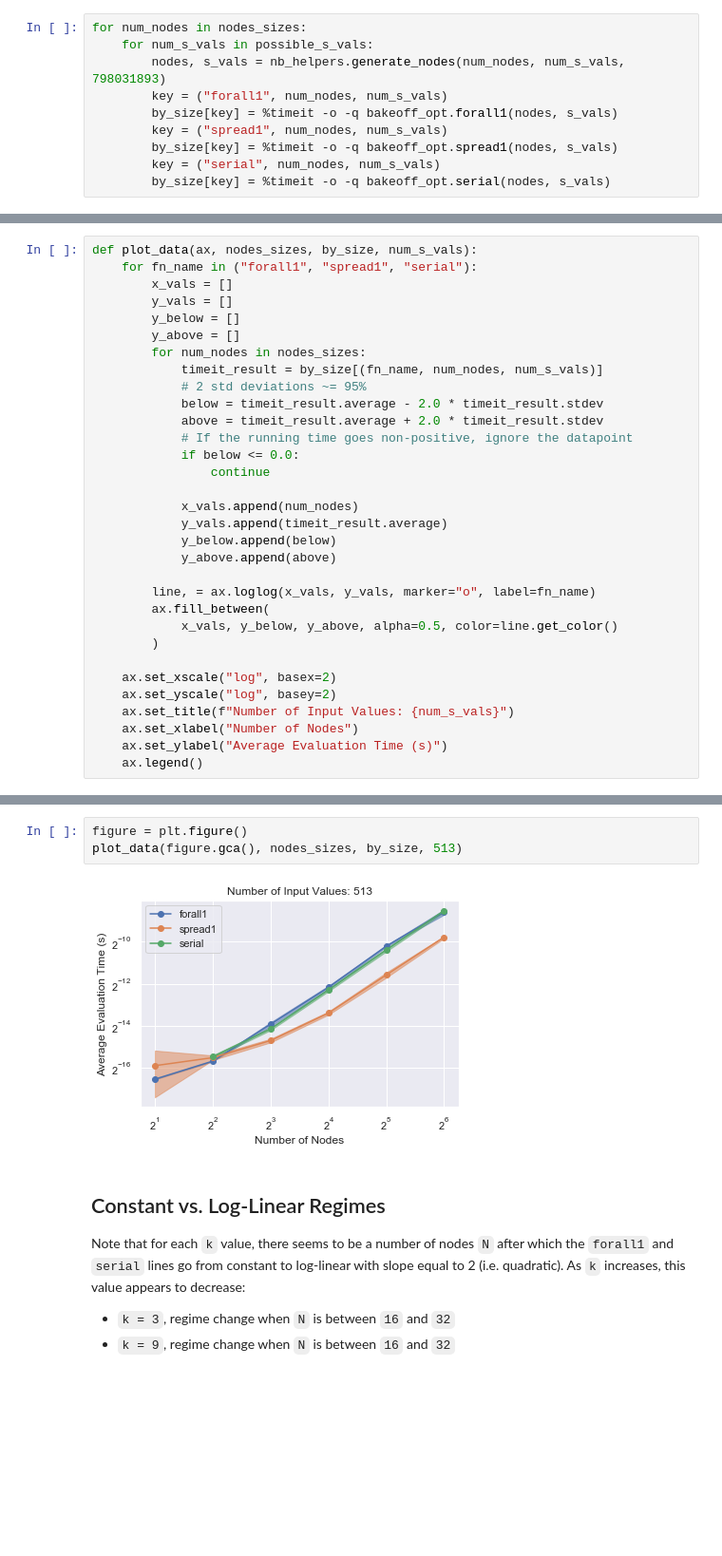
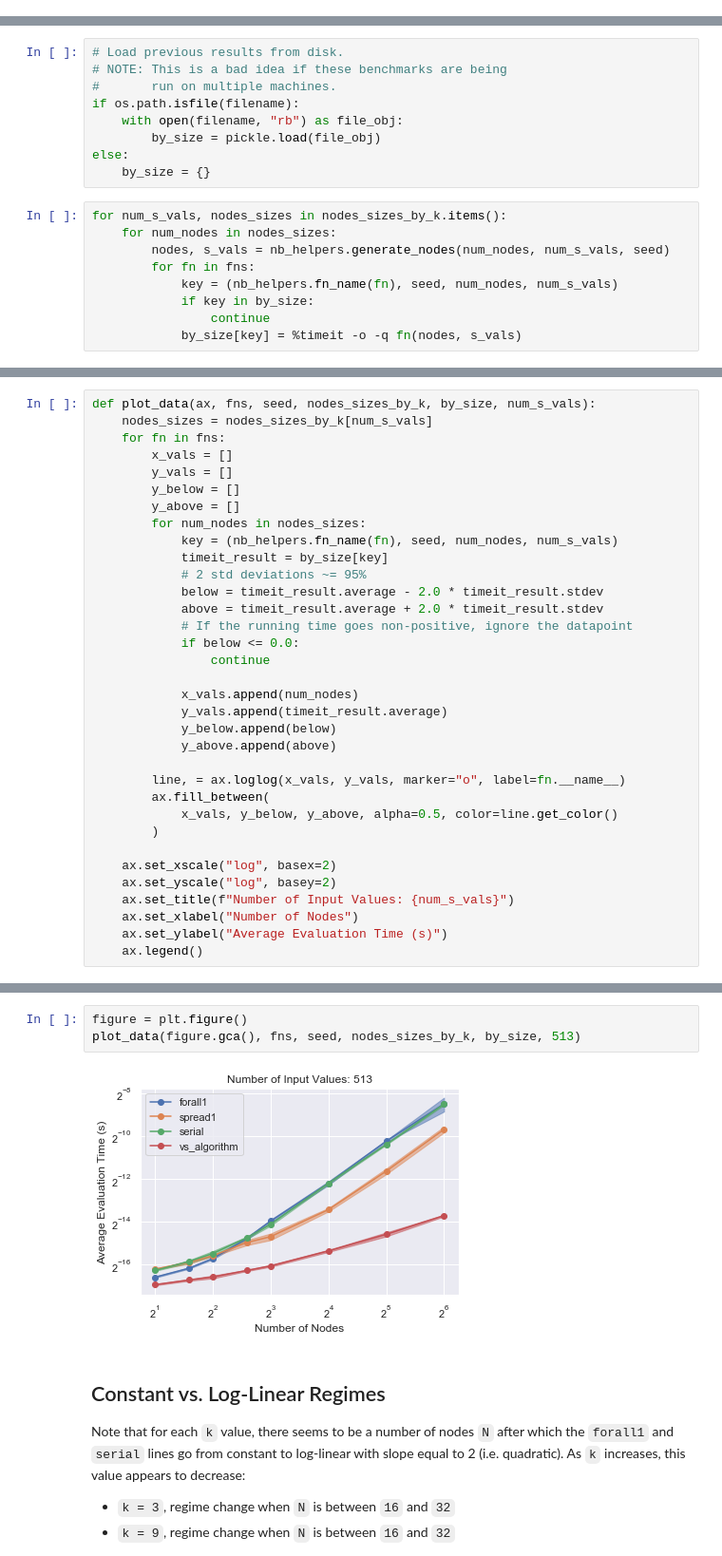
Before and after one commit to dhermes/de-casteljau-bakeoff, a Jupyter notebook: across-node-sizes.ipynb, the cells around one changed output, grey strips where cells are left out. Shown at 95% size. Drawn from its saved outputs; the diff is of its cells as text; blank space fills up the shorter version.

```diff
--- a/across-node-sizes.ipynb
+++ b/across-node-sizes.ipynb
@@ -14,10 +12,0 @@ possible_s_vals = (3, 9, 33, 129, 513)
-# %%
-for num_nodes in nodes_sizes:
-    for num_s_vals in possible_s_vals:
-        nodes, s_vals = nb_helpers.generate_nodes(num_nodes, num_s_vals, 798031893)
-        key = ("forall1", num_nodes, num_s_vals)
-        by_size[key] = %timeit -o -q bakeoff_opt.forall1(nodes, s_vals)
-        key = ("spread1", num_nodes, num_s_vals)
-        by_size[key] = %timeit -o -q bakeoff_opt.spread1(nodes, s_vals)
-        key = ("serial", num_nodes, num_s_vals)
-        by_size[key] = %timeit -o -q bakeoff_opt.serial(nodes, s_vals)
@@ -23,0 +29,18 @@ for num_nodes in nodes_sizes:
+# %%
+# Load previous results from disk.
+# NOTE: This is a bad idea if these benchmarks are being
+#       run on multiple machines.
+if os.path.isfile(filename):
+    with open(filename, "rb") as file_obj:
+        by_size = pickle.load(file_obj)
+else:
+    by_size = {}
+# %%
+for num_s_vals, nodes_sizes in nodes_sizes_by_k.items():
+    for num_nodes in nodes_sizes:
+        nodes, s_vals = nb_helpers.generate_nodes(num_nodes, num_s_vals, seed)
+        for fn in fns:
+            key = (nb_helpers.fn_name(fn), seed, num_nodes, num_s_vals)
+            if key in by_size:
+                continue
+            by_size[key] = %timeit -o -q fn(nodes, s_vals)
@@ -24,12 +51,14 @@ for num_nodes in nodes_sizes:
 # %%
-def plot_data(ax, nodes_sizes, by_size, num_s_vals):
-    for fn_name in ("forall1", "spread1", "serial"):
+def plot_data(ax, fns, seed, nodes_sizes_by_k, by_size, num_s_vals):
+    nodes_sizes = nodes_sizes_by_k[num_s_vals]
+    for fn in fns:
         x_vals = []
         y_vals = []
         y_below = []
         y_above = []
         for num_nodes in nodes_sizes:
-            timeit_result = by_size[(fn_name, num_nodes, num_s_vals)]
+            key = (nb_helpers.fn_name(fn), seed, num_nodes, num_s_vals)
+            timeit_result = by_size[key]
             # 2 std deviations ~= 95%
             below = timeit_result.average - 2.0 * timeit_result.stdev
             above = timeit_result.average + 2.0 * timeit_result.stdev
@@ -42,7 +71,7 @@ def plot_data(ax, nodes_sizes, by_size, num_s_vals):
             y_below.append(below)
             y_above.append(above)
 
-        line, = ax.loglog(x_vals, y_vals, marker="o", label=fn_name)
+        line, = ax.loglog(x_vals, y_vals, marker="o", label=fn.__name__)
         ax.fill_between(
             x_vals, y_below, y_above, alpha=0.5, color=line.get_color()
         )
@@ -76,8 +105,8 @@ plot_data(figure.gca(), nodes_sizes, by_size, 129)
 # %%
 figure = plt.figure()
-plot_data(figure.gca(), nodes_sizes, by_size, 513)
+plot_data(figure.gca(), fns, seed, nodes_sizes_by_k, by_size, 513)
 # %% [output]
-[figure, old version]
+[figure, new version]
 # %% [markdown]
 ## Constant vs. Log-Linear Regimes
 
```
Also changed, not shown: parts of 8 cells of this notebook, 13 other files.
